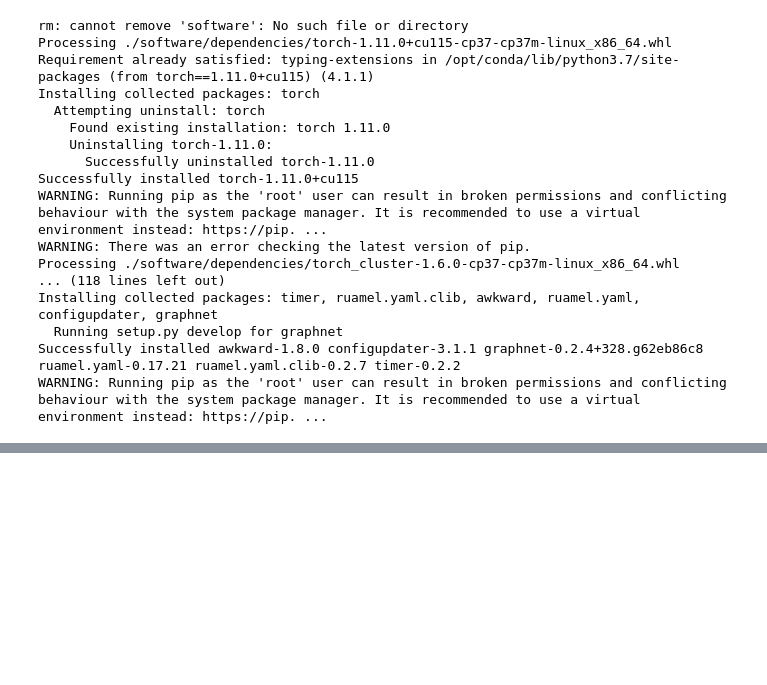
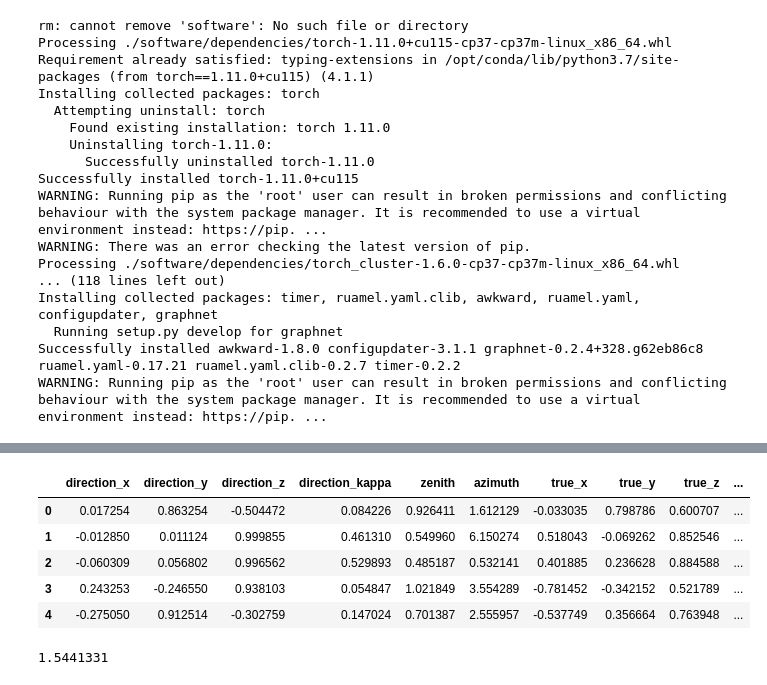
Before and after one commit to mgetsova/kaggle, a Jupyter notebook: icecube-graphnet.ipynb, the cells around one changed output, grey strips where cells are left out. Drawn from its saved outputs; the diff is of its cells as text; code cells hidden in the pictures; blank space fills up the shorter version.

```diff
--- a/icecube-graphnet.ipynb
+++ b/icecube-graphnet.ipynb
@@ -466,0 +517,28 @@ results = model.predict_as_dataframe(
+# %%
+def convert_to_3d(df: pd.DataFrame) -> pd.DataFrame:
+    """Converts zenith and azimuth to 3D direction vectors"""
+    df['true_x'] = np.cos(df['azimuth']) * np.sin(df['zenith'])
+    df['true_y'] = np.sin(df['azimuth'])*np.sin(df['zenith'])
+    df['true_z'] = np.cos(df['zenith'])
+    return df
+
+def calculate_angular_error(df : pd.DataFrame) -> pd.DataFrame:
+    """Calcualtes the opening angle (angular error) between true and reconstructed direction vectors"""
+    df['angular_error'] = np.arccos(df['true_x']*df['direction_x'] + df['true_y']*df['direction_y'] + df['true_z']*df['direction_z'])
+    return df
+# %%
+results = convert_to_3d(results)
+results = calculate_angular_error(results)
+results.head()
+# %% [output]
+|  | direction_x | direction_y | direction_z | direction_kappa | zenith | azimuth | true_x | true_y | true_z | ... |
+| 0 | 0.017254 | 0.863254 | -0.504472 | 0.084226 | 0.926411 | 1.612129 | -0.033035 | 0.798786 | 0.600707 | ... |
+| 1 | -0.012850 | 0.011124 | 0.999855 | 0.461310 | 0.549960 | 6.150274 | 0.518043 | -0.069262 | 0.852546 | ... |
+| 2 | -0.060309 | 0.056802 | 0.996562 | 0.529893 | 0.485187 | 0.532141 | 0.401885 | 0.236628 | 0.884588 | ... |
+| 3 | 0.243253 | -0.246550 | 0.938103 | 0.054847 | 1.021849 | 3.554289 | -0.781452 | -0.342152 | 0.521789 | ... |
+| 4 | -0.275050 | 0.912514 | -0.302759 | 0.147024 | 0.701387 | 2.555957 | -0.537749 | 0.356664 | 0.763948 | ... |
+# %%
+score = results['angular_error'].mean()
+score
+# %% [output]
+1.5441331
```
Also changed, not shown: parts of 14 cells of this notebook.
